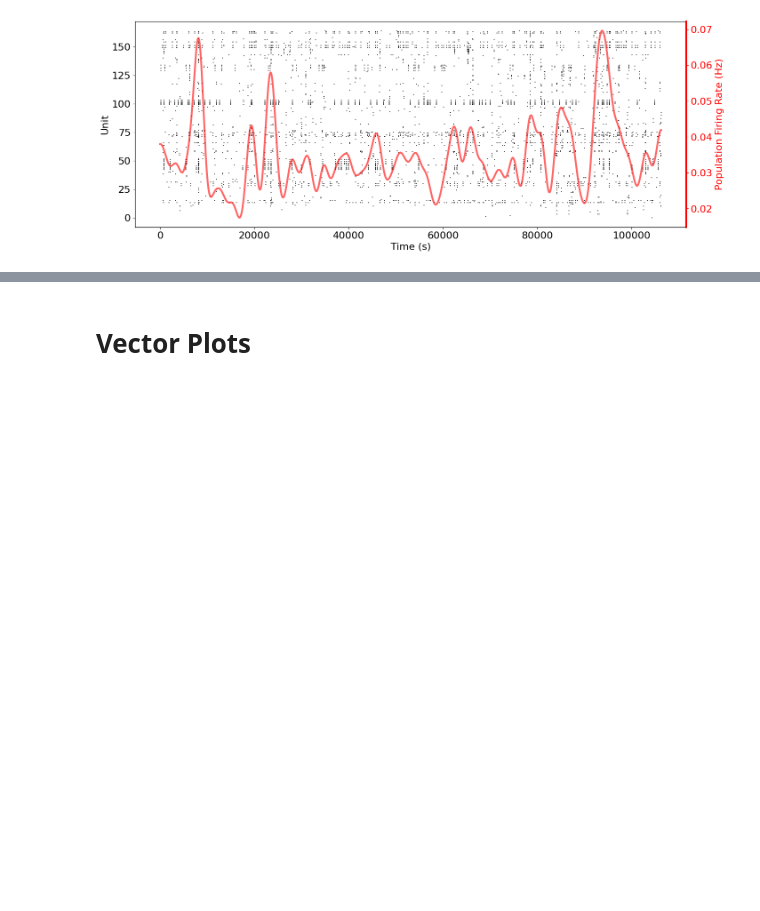
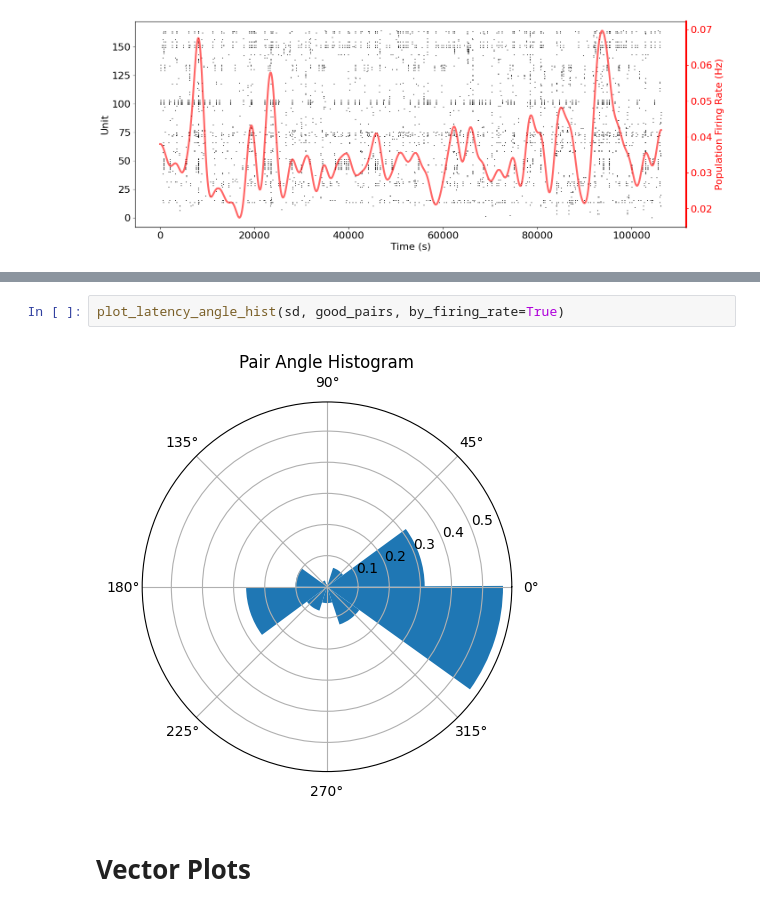
Before and after one commit to braingeneers/midbrain_parkinsons, a Jupyter notebook: tutorials/experiments/ca1/hc52/no_drug/hc52_no_drug_latencies.ipynb, the cells around one changed output, grey strips where cells are left out. Cells and saved outputs as stored; diff of their text form; blank space fills up the shorter version.

```diff
--- a/tutorials/experiments/ca1/hc52/no_drug/hc52_no_drug_latencies.ipynb
+++ b/tutorials/experiments/ca1/hc52/no_drug/hc52_no_drug_latencies.ipynb
@@ -29,3 +34,7 @@ plot_latency_pair_hist(sd, good_pairs)
+# %%
+plot_latency_angle_hist(sd, good_pairs, by_firing_rate=True)
+# %% [output]
+[figure, added]
 # %% [markdown]
 # Vector Plots
 # %%
```
Also changed, not shown: parts of 3 cells of this notebook, 8 other files.
